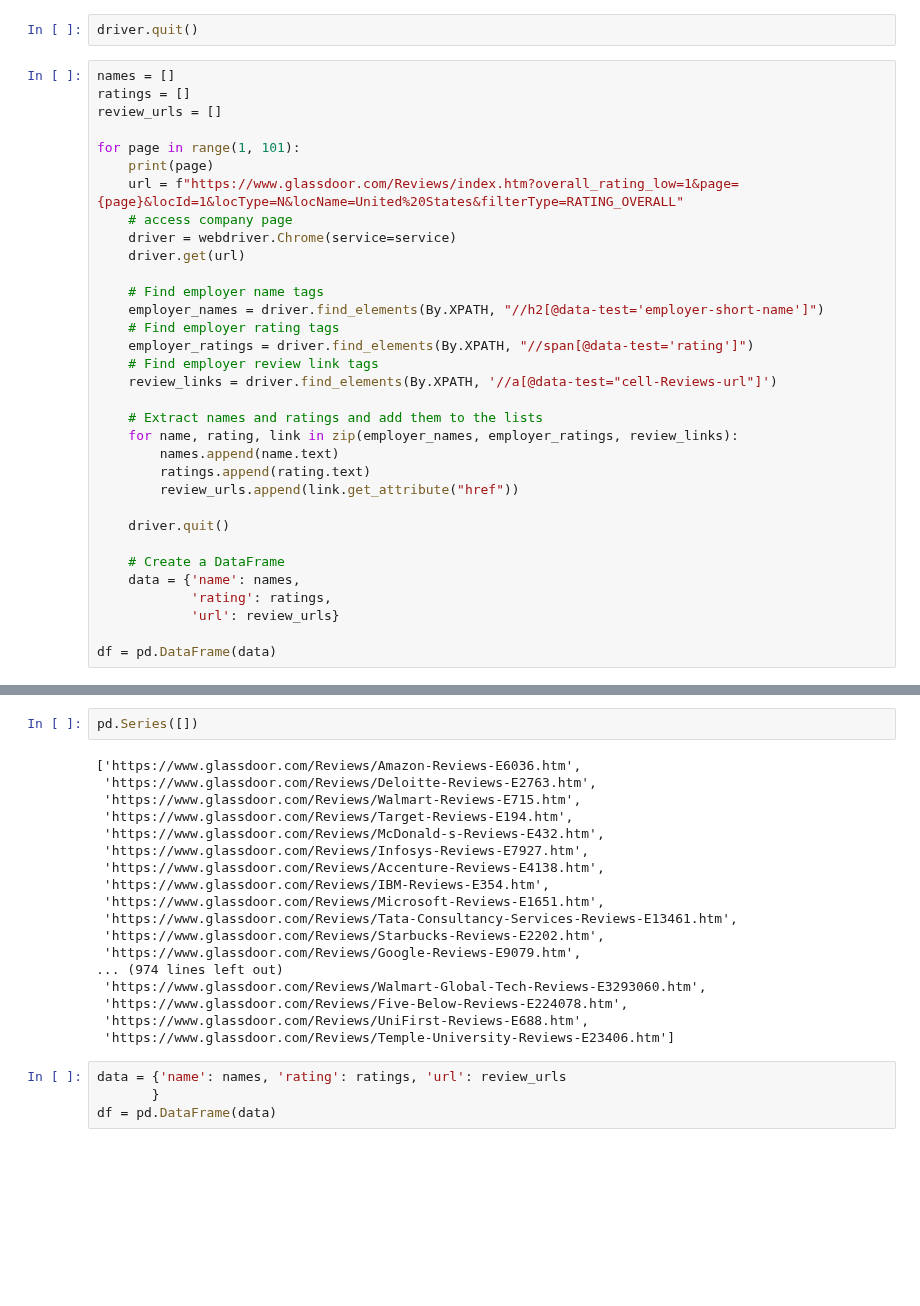
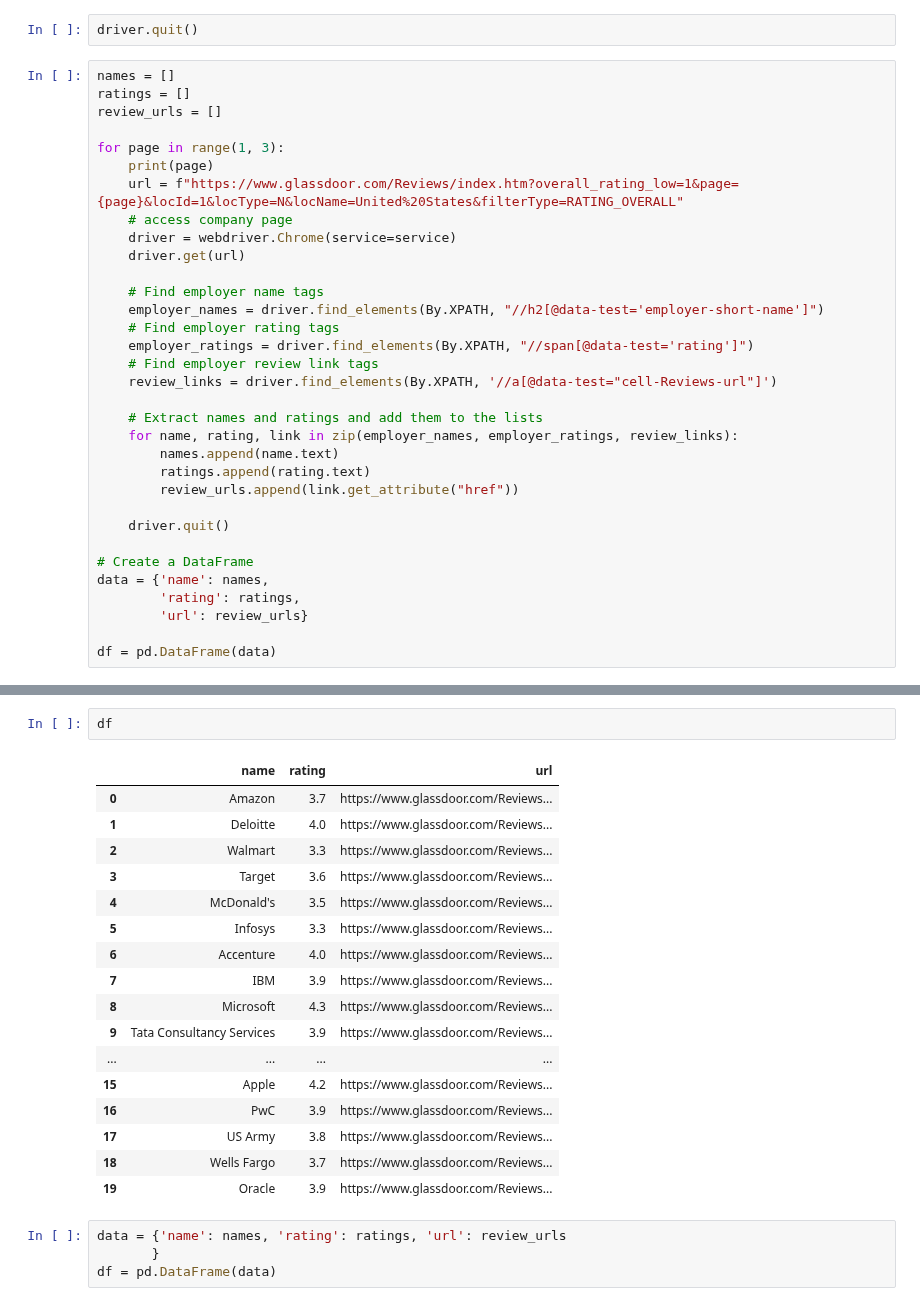
Before and after one commit to glassdoorstars/glassdoor-rating-predictions, a Jupyter notebook: Martin/Wrangle.ipynb, the cells around one changed output, grey strips where cells are left out. Cells and saved outputs as stored; diff of their text form; blank space fills up the shorter version.

```diff
--- a/Martin/Wrangle.ipynb
+++ b/Martin/Wrangle.ipynb
@@ -199,7 +183,7 @@ names = []
 ratings = []
 review_urls = []
 
-for page in range(1, 101):
+for page in range(1, 3):
     print(page)
     url = f"https://www.glassdoor.com/Reviews/index.htm?overall_rating_low=1&page={page}&locId=1&locType=N&locName=United%20States&filterType=RATING_OVERALL"
     # access company page
@@ -221,10 +205,10 @@ for page in range(1, 101):
 
     driver.quit()
 
-    # Create a DataFrame
-    data = {'name': names,
-            'rating': ratings,
-            'url': review_urls}
+# Create a DataFrame
+data = {'name': names,
+        'rating': ratings,
+        'url': review_urls}
 
 df = pd.DataFrame(data)
 # %% [output]
@@ -252,23 +217,23 @@ Stacktrace:
-# %%
-pd.Series([])
-# %% [output]
-['https://www.glassdoor.com/Reviews/Amazon-Reviews-E6036.htm',
- 'https://www.glassdoor.com/Reviews/Deloitte-Reviews-E2763.htm',
- 'https://www.glassdoor.com/Reviews/Walmart-Reviews-E715.htm',
- 'https://www.glassdoor.com/Reviews/Target-Reviews-E194.htm',
- 'https://www.glassdoor.com/Reviews/McDonald-s-Reviews-E432.htm',
- 'https://www.glassdoor.com/Reviews/Infosys-Reviews-E7927.htm',
- 'https://www.glassdoor.com/Reviews/Accenture-Reviews-E4138.htm',
- 'https://www.glassdoor.com/Reviews/IBM-Reviews-E354.htm',
- 'https://www.glassdoor.com/Reviews/Microsoft-Reviews-E1651.htm',
- 'https://www.glassdoor.com/Reviews/Tata-Consultancy-Services-Reviews-E13461.htm',
- 'https://www.glassdoor.com/Reviews/Starbucks-Reviews-E2202.htm',
- 'https://www.glassdoor.com/Reviews/Google-Reviews-E9079.htm',
-... (974 lines left out)
- 'https://www.glassdoor.com/Reviews/Walmart-Global-Tech-Reviews-E3293060.htm',
- 'https://www.glassdoor.com/Reviews/Five-Below-Reviews-E224078.htm',
- 'https://www.glassdoor.com/Reviews/UniFirst-Reviews-E688.htm',
- 'https://www.glassdoor.com/Reviews/Temple-University-Reviews-E23406.htm']
+# %%
+df
+# %% [output]
+|  | name | rating | url |
+| 0 | Amazon | 3.7 | https://www.glassdoor.com/Reviews... |
+| 1 | Deloitte | 4.0 | https://www.glassdoor.com/Reviews... |
+| 2 | Walmart | 3.3 | https://www.glassdoor.com/Reviews... |
+| 3 | Target | 3.6 | https://www.glassdoor.com/Reviews... |
+| 4 | McDonald's | 3.5 | https://www.glassdoor.com/Reviews... |
+| 5 | Infosys | 3.3 | https://www.glassdoor.com/Reviews... |
+| 6 | Accenture | 4.0 | https://www.glassdoor.com/Reviews... |
+| 7 | IBM | 3.9 | https://www.glassdoor.com/Reviews... |
+| 8 | Microsoft | 4.3 | https://www.glassdoor.com/Reviews... |
+| 9 | Tata Consultancy Services | 3.9 | https://www.glassdoor.com/Reviews... |
+| ... | ... | ... | ... |
+| 15 | Apple | 4.2 | https://www.glassdoor.com/Reviews... |
+| 16 | PwC | 3.9 | https://www.glassdoor.com/Reviews... |
+| 17 | US Army | 3.8 | https://www.glassdoor.com/Reviews... |
+| 18 | Wells Fargo | 3.7 | https://www.glassdoor.com/Reviews... |
+| 19 | Oracle | 3.9 | https://www.glassdoor.com/Reviews... |
 # %%
 data = {'name': names, 'rating': ratings, 'url': review_urls
        }
```
Also changed, not shown: parts of 3 cells of this notebook, 4 other files.
